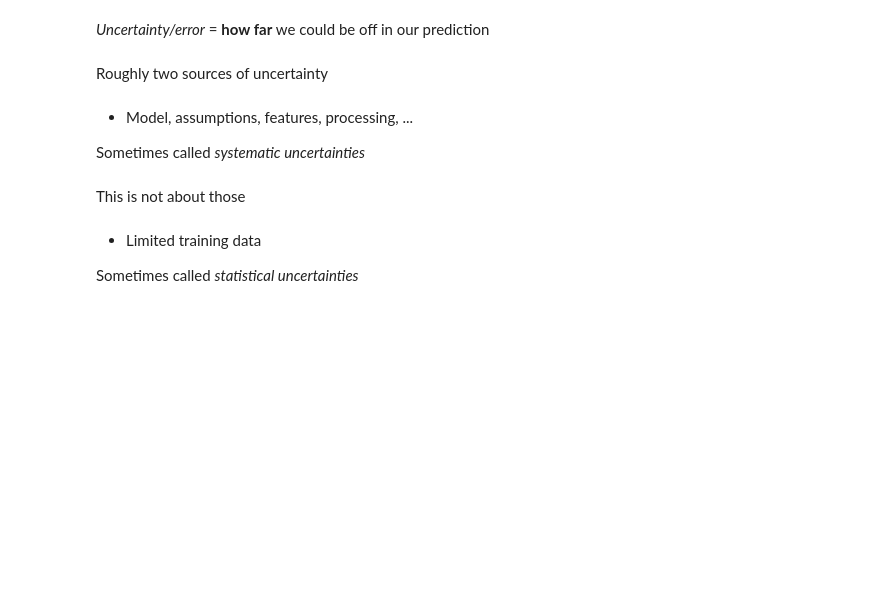
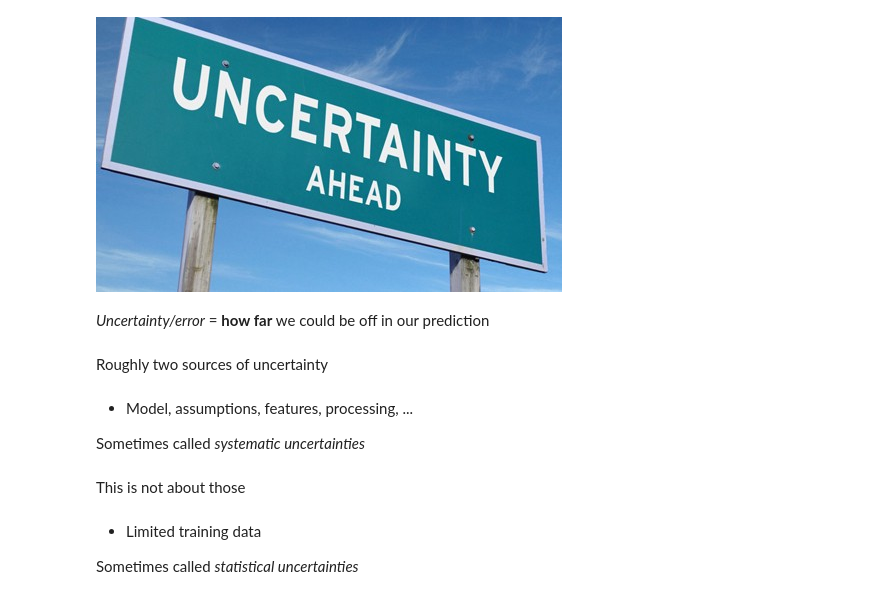
Before and after one commit to faab5/errortools, a Jupyter notebook: notebooks/PyData presentation 11-05-2019.ipynb, the cells around one changed output. Drawn from its saved outputs; the diff is of its cells as text; code cells hidden in the pictures; blank space fills up the shorter version.

```diff
--- a/notebooks/PyData presentation 11-05-2019.ipynb
+++ b/notebooks/PyData presentation 11-05-2019.ipynb
@@ -1,6 +4,8 @@
 # %%
 from IPython.display import Image
-Image(filename='uncertainty.jpeg')
+Image(filename='img/uncertainty.jpeg')
+# %% [output]
+[figure, added]
 # %%
 import matplotlib.pyplot as plt
 import numpy as np
```
Also changed, not shown: parts of 34 cells of this notebook, 5 other files.
